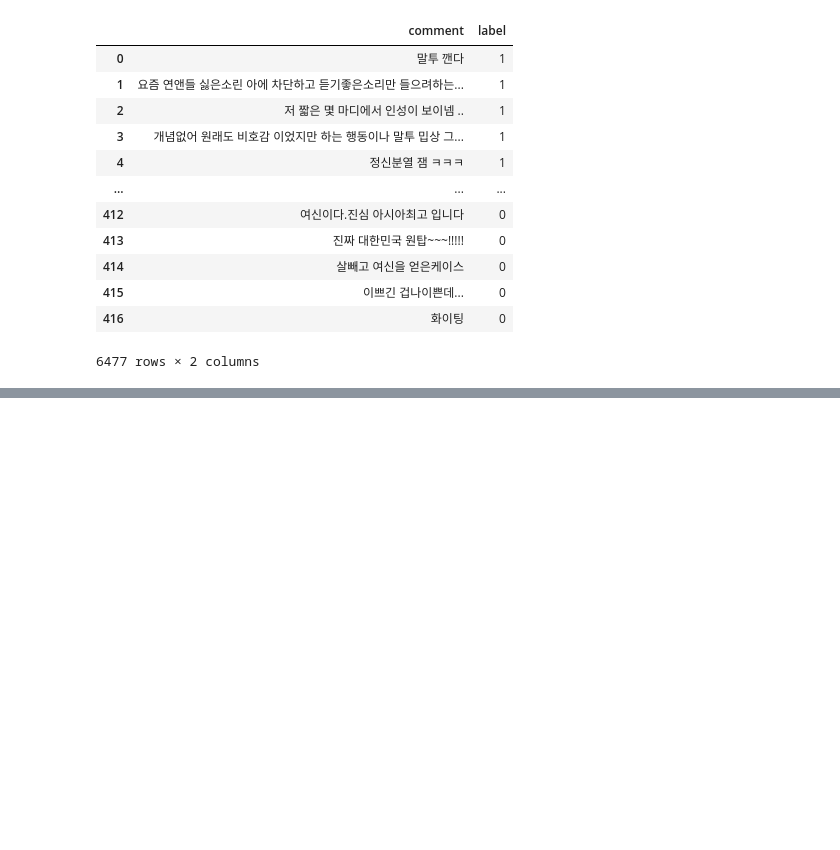
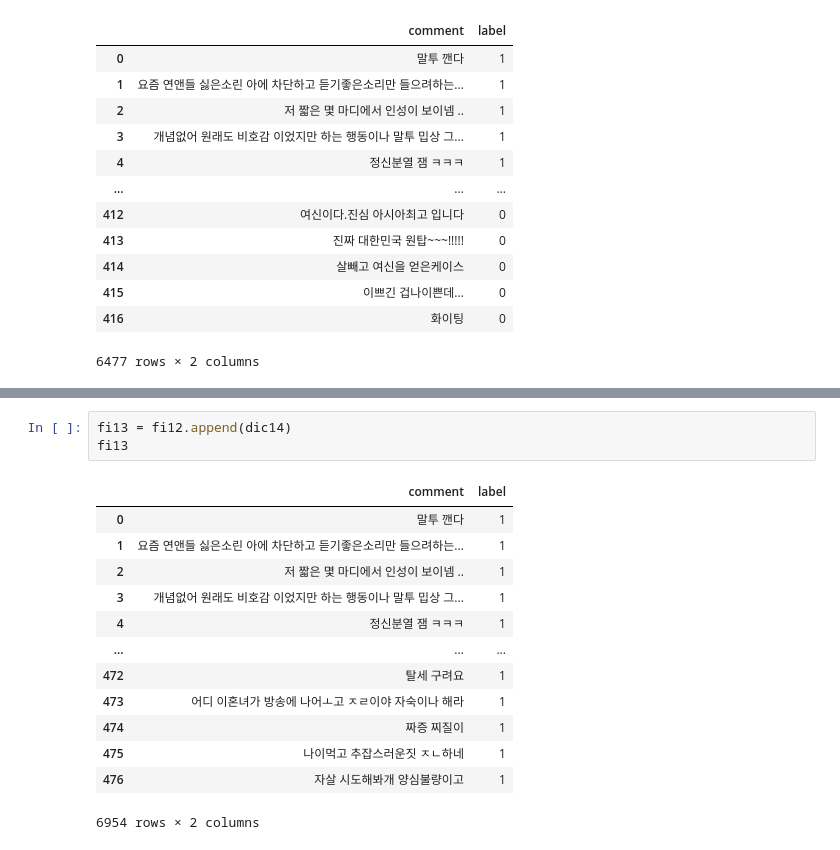
Before and after one commit to sooyeon-go/grad_project, a Jupyter notebook: comment_crawling_r/comment_csv.ipynb, the cells around one changed output, grey strips where cells are left out. Drawn from its saved outputs; the diff is of its cells as text; blank space fills up the shorter version.

```diff
--- a/comment_crawling_r/comment_csv.ipynb
+++ b/comment_crawling_r/comment_csv.ipynb
@@ -742,0 +784,17 @@ fi12
+# %%
+fi13 = fi12.append(dic14)
+fi13
+# %% [output]
+|  | comment | label |
+| 0 | 말투 깬다 | 1 |
+| 1 | 요즘 연앤들 싫은소린 아에 차단하고 듣기좋은소리만 들으려하는... | 1 |
+| 2 | 저 짧은 몇 마디에서 인성이 보이넴 .. | 1 |
+| 3 | 개념없어 원래도 비호감 이었지만 하는 행동이나 말투 밉상 그... | 1 |
+| 4 | 정신분열 잼 ㅋㅋㅋ | 1 |
+| ... | ... | ... |
+| 472 | 탈세 구려요 | 1 |
+| 473 | 어디 이혼녀가 방송에 나어ㅗ고 ㅈㄹ이야 자숙이나 해라 | 1 |
+| 474 | 짜증 찌질이 | 1 |
+| 475 | 나이먹고 추잡스러운짓 ㅈㄴ하네 | 1 |
+| 476 | 자살 시도해봐개 양심불량이고 | 1 |
+6954 rows × 2 columns
```
Also changed, not shown: parts of 2 cells of this notebook.
